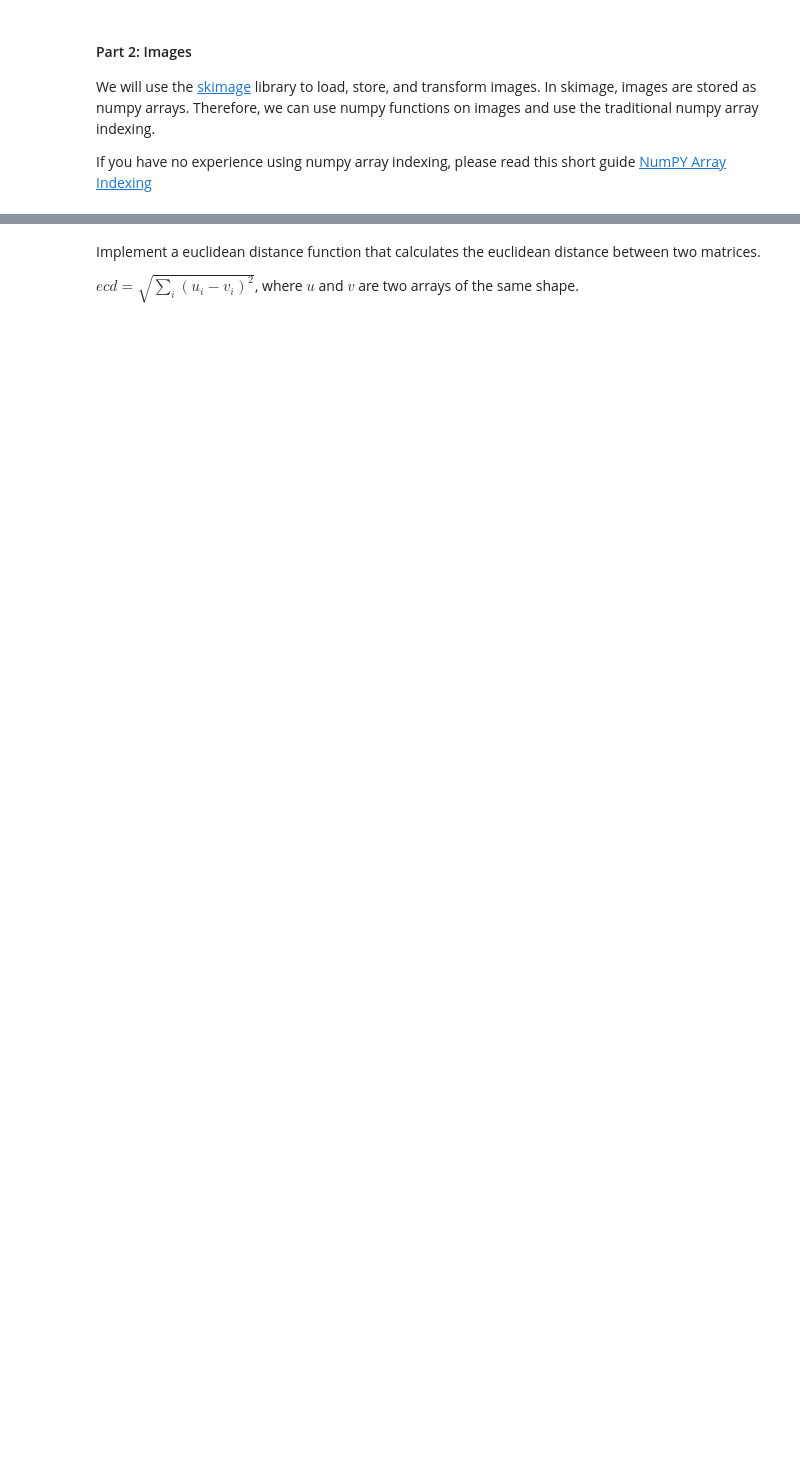
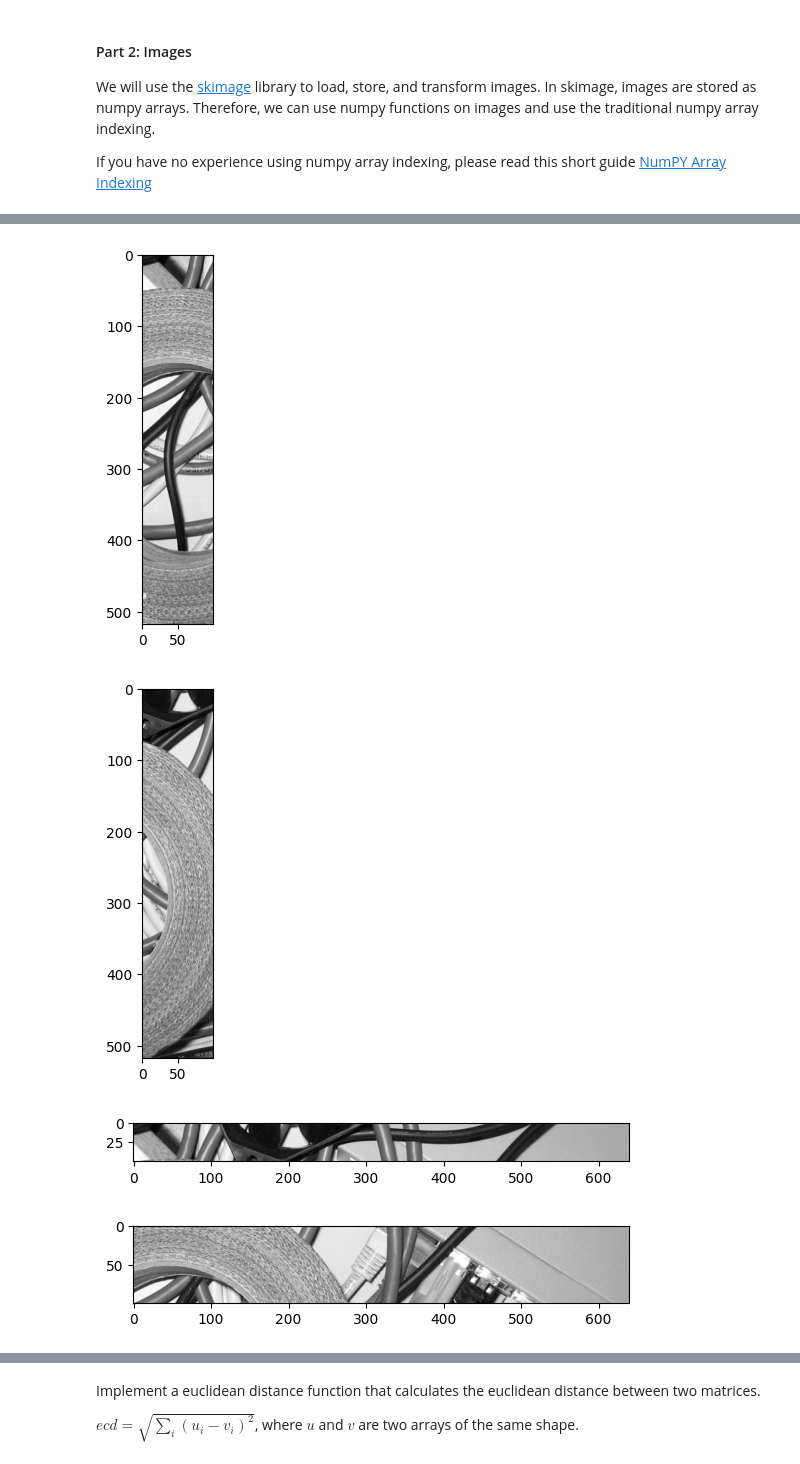
Before and after one commit to dcortesav/machine-vision-journey, a Jupyter notebook: notebooks/assignment_1.ipynb, the cells around one changed output, grey strips where cells are left out. Drawn from its saved outputs; the diff is of its cells as text; code cells hidden in the pictures; blank space fills up the shorter version.

```diff
--- a/notebooks/assignment_1.ipynb
+++ b/notebooks/assignment_1.ipynb
@@ -122,19 +139,24 @@ print(f"Image shape [v,u]: {gray_img.shape}")
 # %%
 # @student: access all pixels where u < 100
-plt.imshow(gray_img[...], cmap="gray")
+plt.imshow(gray_img[:,:100], cmap="gray")
 plt.show()
 
 # @student: access all pixels where 150 < u < 250
-plt.imshow(gray_img[...], cmap="gray")
+plt.imshow(gray_img[:,150:250], cmap="gray")
 plt.show()
 
 # @student: access all pixels where v < 50
-plt.imshow(gray_img[...], cmap="gray")
+plt.imshow(gray_img[:50,:], cmap="gray")
 plt.show()
 
 # @student: access all pixels where 100 < v < 200
-plt.imshow(gray_img[...], cmap="gray")
+plt.imshow(gray_img[100:200,:], cmap="gray")
 plt.show()
+# %% [output]
+[figure, added]
+[figure, added]
+[figure, added]
+[figure, added]
 # %%
 # @student: calculate min, max, and mean pixel values of the loaded image
 # you are free to use all numpy functions
```
Also changed, not shown: parts of 8 cells of this notebook, 15 other files.
